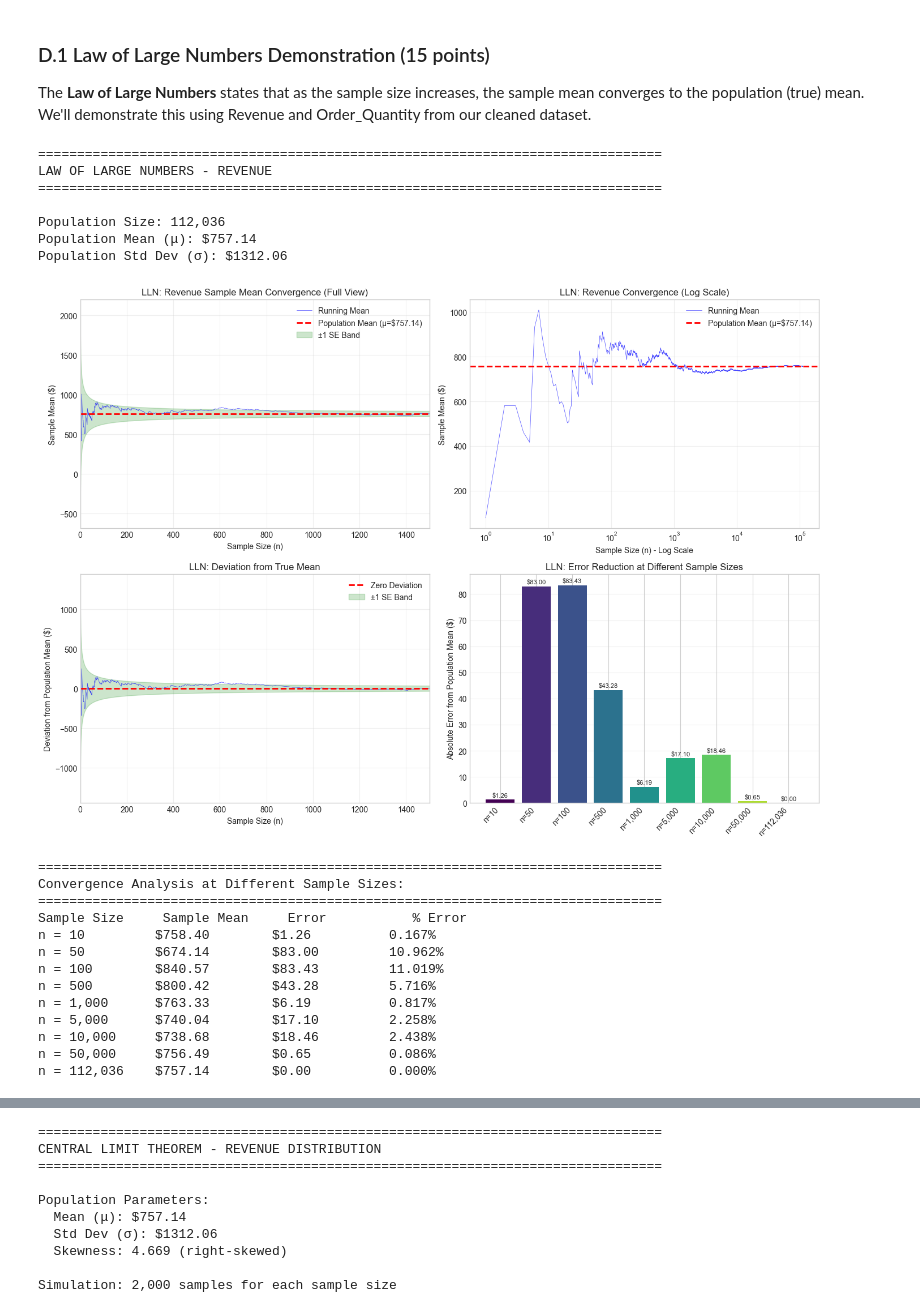
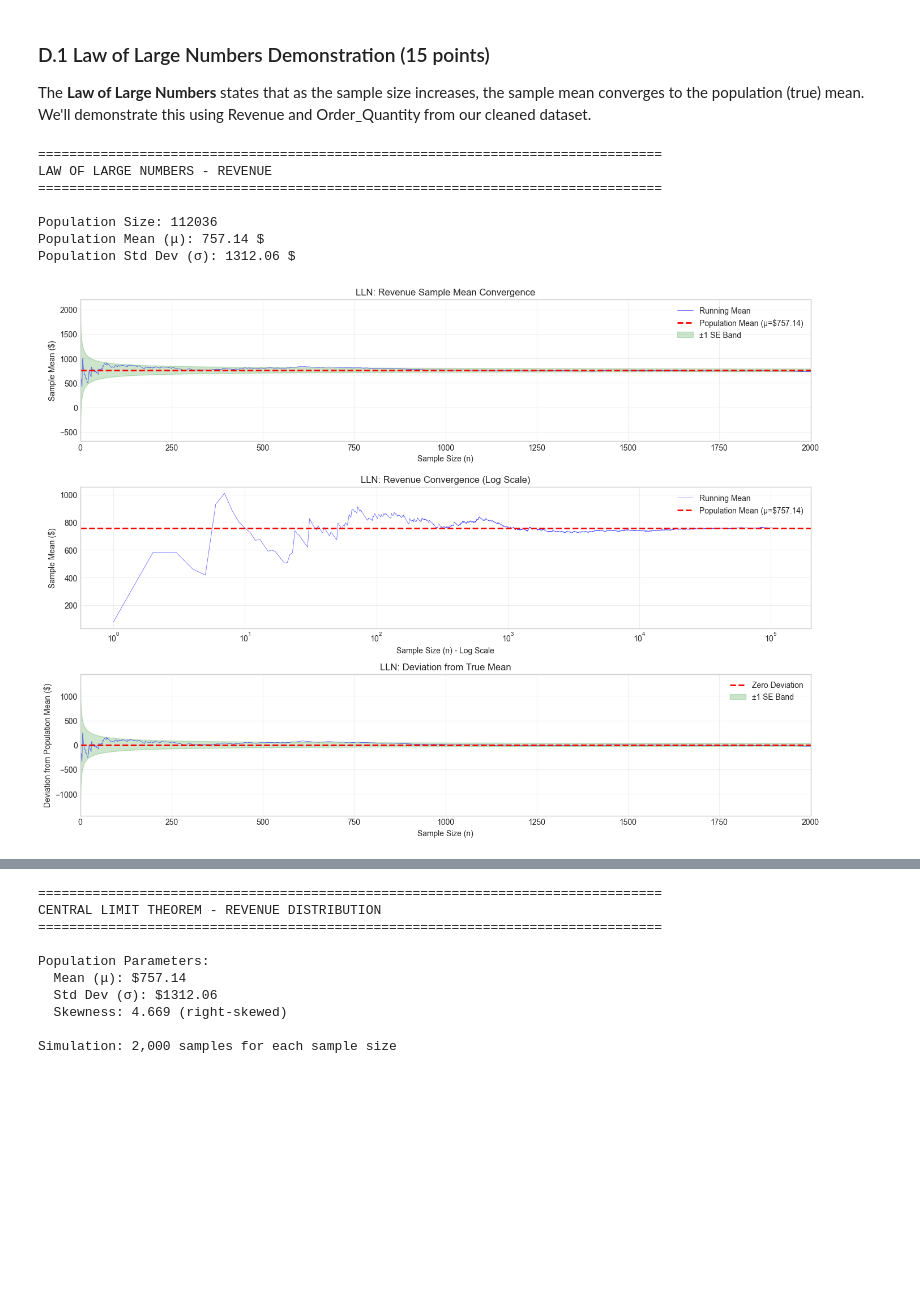
Before and after one commit to Kotschnig-edu/DataAnalysis, a Jupyter notebook: Project.ipynb, the cells around one changed output, grey strips where cells are left out. Saved outputs shown, nothing was run; the diff lists cells and outputs as text; code cells hidden in the pictures; blank space fills up the shorter version.

```diff
--- a/Project.ipynb
+++ b/Project.ipynb
@@ -1688,31 +1684,27 @@ In this section, we demonstrate two fundamental theorems in statistics using our
 The **Law of Large Numbers** states that as the sample size increases, the sample mean converges to the population (true) mean. We'll demonstrate this using Revenue and Order_Quantity from our cleaned dataset.
 # %%
 # Law of Large Numbers Demonstration
-# Using Revenue as primary variable (right-skewed distribution)
+np.random.seed(42)
 
-np.random.seed(42)  # For reproducibility
-
-# Population parameters (treating cleaned dataset as population)
 revenue_data = df_cleaned['Revenue'].values
 population_mean = np.mean(revenue_data)
 population_std = np.std(revenue_data)
 
 banner("LAW OF LARGE NUMBERS - REVENUE")
-print(f"\nPopulation Size: {len(revenue_data):,}")
-print(f"Population Mean (μ): ${population_mean:.2f}")
-print(f"Population Std Dev (σ): ${population_std:.2f}")
+print(f"\nPopulation Size: {len(revenue_data):}")
+print(f"Population Mean (μ): {population_mean:.2f} $")
+print(f"Population Std Dev (σ): {population_std:.2f} $")
 
 # Calculate cumulative mean as sample size grows
-# Shuffle the data to simulate random sampling
 shuffled_revenue = np.random.permutation(revenue_data)
 sample_sizes = np.arange(1, len(shuffled_revenue) + 1)
 cumulative_means = np.cumsum(shuffled_revenue) / sample_sizes
 
 # Create visualization
-fig, axes = plt.subplots(2, 2, figsize=(14, 10))
+fig, axes = plt.subplots(3, 1, figsize=(14, 10))
 
 # Plot 1: Full convergence view
-ax1 = axes[0, 0]
+ax1 = axes[0]
 ax1.plot(sample_sizes, cumulative_means, 'b-', alpha=0.7, linewidth=0.5, label='Running Mean')
 ax1.axhline(y=population_mean, color='r', linestyle='--', linewidth=2, label=f'Population Mean (μ=${population_mean:.2f})')
 ax1.fill_between(sample_sizes, population_mean - population_std/np.sqrt(sample_sizes),
@@ -1720,86 +1712,46 @@ ax1.fill_between(sample_sizes, population_mean - population_std/np.sqrt(sample_s
                   alpha=0.2, color='green', label='±1 SE Band')
 ax1.set_xlabel('Sample Size (n)')
 ax1.set_ylabel('Sample Mean ($)')
-ax1.set_title('LLN: Revenue Sample Mean Convergence (Full View)')
+ax1.set_title('LLN: Revenue Sample Mean Convergence')
 ax1.legend(loc='upper right')
 ax1.set_xlim(0, len(revenue_data))
 ax1.grid(True, alpha=0.3)
-ax1.set_xlim(0,1500)
+ax1.set_xlim(0,2000)
 
 # Plot 2: Log scale for sample size (better view of early convergence)
-ax2 = axes[0, 1]
+ax2 = axes[1]
 ax2.semilogx(sample_sizes, cumulative_means, 'b-', alpha=0.7, linewidth=0.5, label='Running Mean')
 ax2.axhline(y=population_mean, color='r', linestyle='--', linewidth=2, label=f'Population Mean (μ=${population_mean:.2f})')
 ax2.set_xlabel('Sample Size (n) - Log Scale')
 ax2.set_ylabel('Sample Mean ($)')
 ax2.set_title('LLN: Revenue Convergence (Log Scale)')
 ax2.legend(loc='upper right')
 ax2.grid(True, alpha=0.3)
 
 # Plot 3: Deviation from population mean
-ax3 = axes[1, 0]
+ax3 = axes[2]
 deviation = cumulative_means - population_mean
 ax3.plot(sample_sizes, deviation, 'b-', alpha=0.7, linewidth=0.5)
 ax3.axhline(y=0, color='r', linestyle='--', linewidth=2, label='Zero Deviation')
 ax3.fill_between(sample_sizes, -population_std/np.sqrt(sample_sizes),
                   population_std/np.sqrt(sample_sizes),
                   alpha=0.2, color='green', label='±1 SE Band')
 ax3.set_xlabel('Sample Size (n)')
 ax3.set_ylabel('Deviation from Population Mean ($)')
 ax3.set_title('LLN: Deviation from True Mean')
 ax3.legend(loc='upper right')
 ax3.set_xlim(0, len(revenue_data))
 ax3.grid(True, alpha=0.3)
-ax3.set_xlim(0,1500)
-
-# Plot 4: Convergence milestones
-ax4 = axes[1, 1]
-milestones = [10, 50, 100, 500, 1000, 5000, 10000, 50000, len(revenue_data)]
-milestone_means = [np.mean(shuffled_revenue[:n]) for n in milestones]
-milestone_errors = [abs(m - population_mean) for m in milestone_means]
-colors = plt.cm.viridis(np.linspace(0, 1, len(milestones)))
-
-bars = ax4.bar(range(len(milestones)), milestone_errors, color=colors)
-ax4.set_xticks(range(len(milestones)))
-ax4.set_xticklabels([f'n={n:,}' for n in milestones], rotation=45, ha='right')
-ax4.set_ylabel('Absolute Error from Population Mean ($)')
-ax4.set_title('LLN: Error Reduction at Different Sample Sizes')
-ax4.grid(True, alpha=0.3, axis='y')
-
-# Add value labels on bars
-for bar, error in zip(bars, milestone_errors):
-    ax4.text(bar.get_x() + bar.get_width()/2, bar.get_height() + 0.5,
-             f'${error:.2f}', ha='center', va='bottom', fontsize=8)
+ax3.set_xlim(0,2000)
 
 plt.tight_layout()
-plt.savefig('BikeSales/lln_revenue_demonstration.png', dpi=150, bbox_inches='tight')
 plt.show()
-
-# Print convergence statistics
-banner("Convergence Analysis at Different Sample Sizes:")
-print(f"{'Sample Size':<15} {'Sample Mean':<15} {'Error':<15} {'% Error':<10}")
-for n, mean_val, error in zip(milestones, milestone_means, milestone_errors):
-    pct_error = (error / population_mean) * 100
-    print(f"n = {n:<10,} ${mean_val:<13.2f} ${error:<13.2f} {pct_error:.3f}%")
 # %% [output]
 ================================================================================
 LAW OF LARGE NUMBERS - REVENUE
 ================================================================================
 
-Population Size: 112,036
-Population Mean (μ): $757.14
-Population Std Dev (σ): $1312.06
+Population Size: 112036
+Population Mean (μ): 757.14 $
+Population Std Dev (σ): 1312.06 $
-[figure, old version]
+[figure, new version]
-================================================================================
-Convergence Analysis at Different Sample Sizes:
-================================================================================
-Sample Size     Sample Mean     Error           % Error
-n = 10         $758.40        $1.26          0.167%
-n = 50         $674.14        $83.00         10.962%
-n = 100        $840.57        $83.43         11.019%
-n = 500        $800.42        $43.28         5.716%
-n = 1,000      $763.33        $6.19          0.817%
-n = 5,000      $740.04        $17.10         2.258%
-n = 10,000     $738.68        $18.46         2.438%
-n = 50,000     $756.49        $0.65          0.086%
-n = 112,036    $757.14        $0.00          0.000%
```
Also changed, not shown: parts of 10 cells of this notebook.
